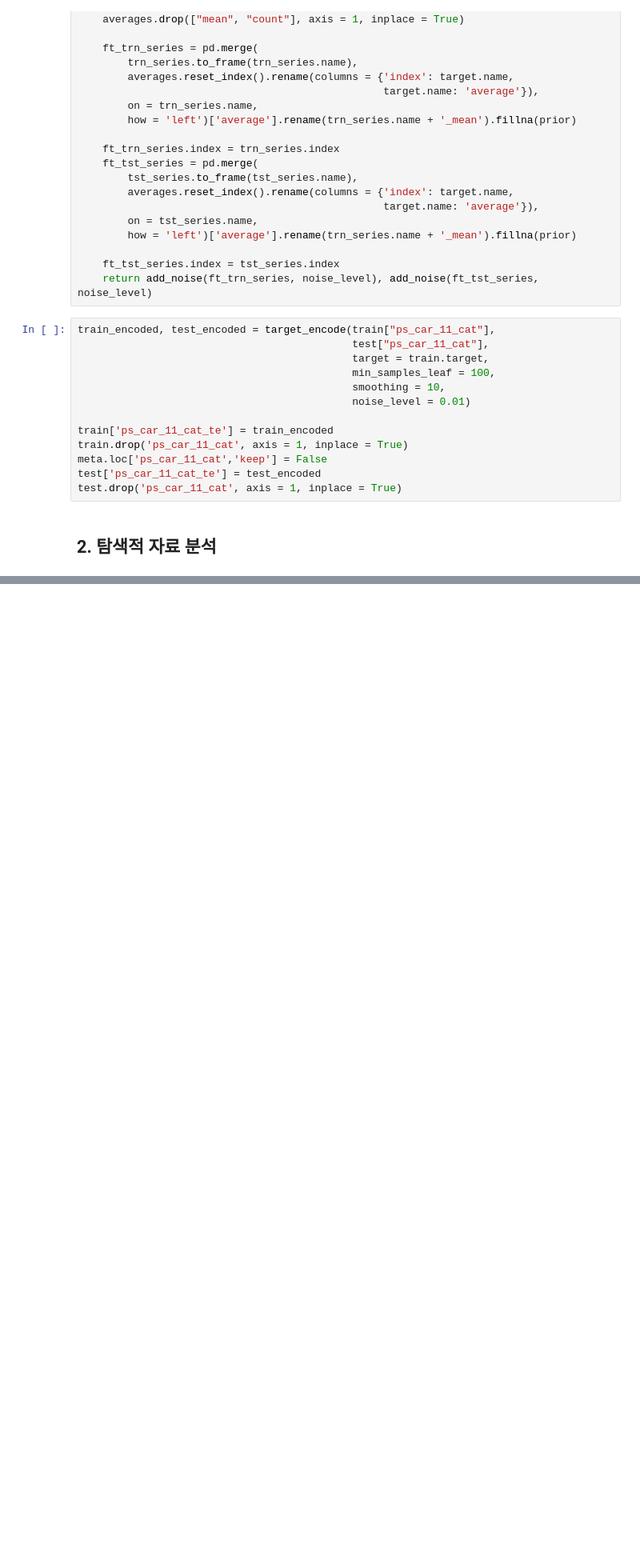
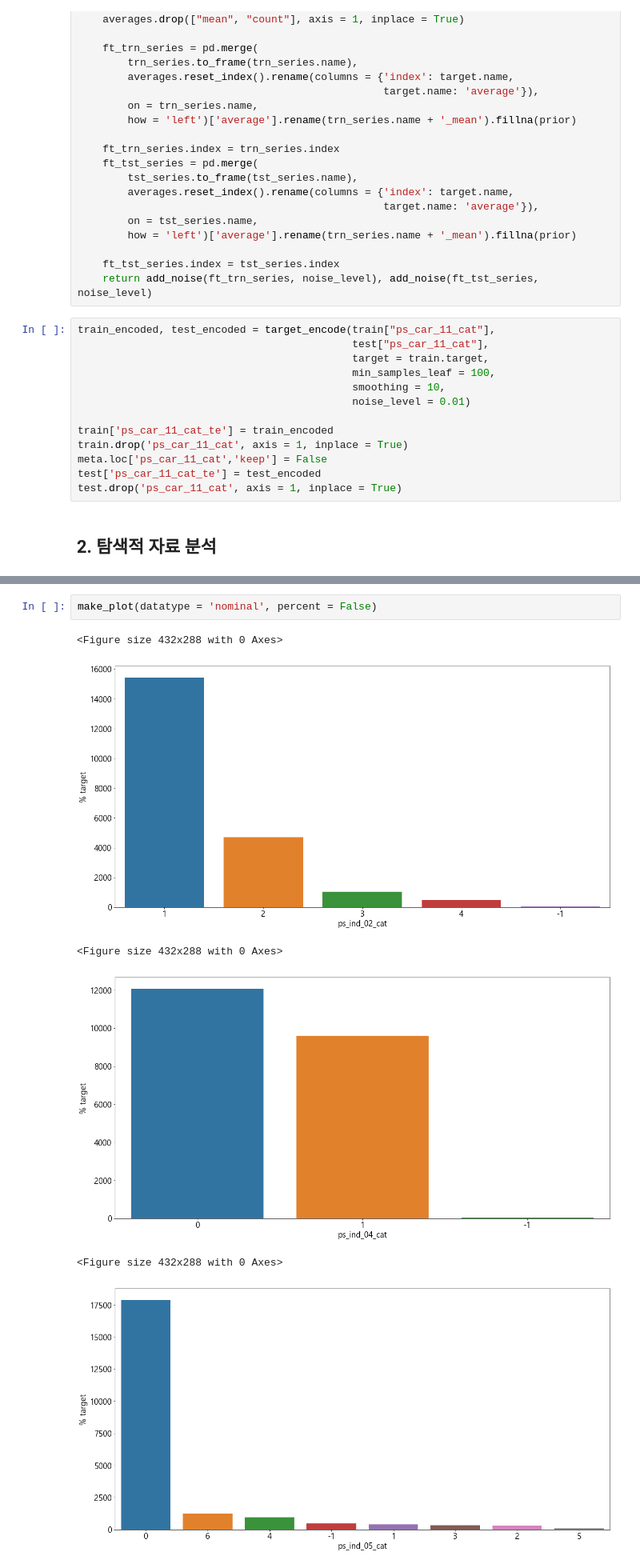
Before and after one commit to hodurie/Kaggle_Challenge, a Jupyter notebook: Porto Seguro/Porto Seguro.ipynb, the cells around one changed output, grey strips where cells are left out. Shown at 80% size. Saved outputs shown, nothing was run; the diff lists cells and outputs as text; blank space fills up the shorter version.

```diff
--- a/Porto Seguro/Porto Seguro.ipynb
+++ b/Porto Seguro/Porto Seguro.ipynb
@@ -518,0 +588,9 @@ test.drop('ps_car_11_cat', axis = 1, inplace = True)
+# %%
+make_plot(datatype = 'nominal', percent = False)
+# %% [output]
+<Figure size 432x288 with 0 Axes>
+[figure, added]
+<Figure size 432x288 with 0 Axes>
+[figure, added]
+<Figure size 432x288 with 0 Axes>
+[figure, added]
```
Also changed, not shown: parts of 23 cells of this notebook.
